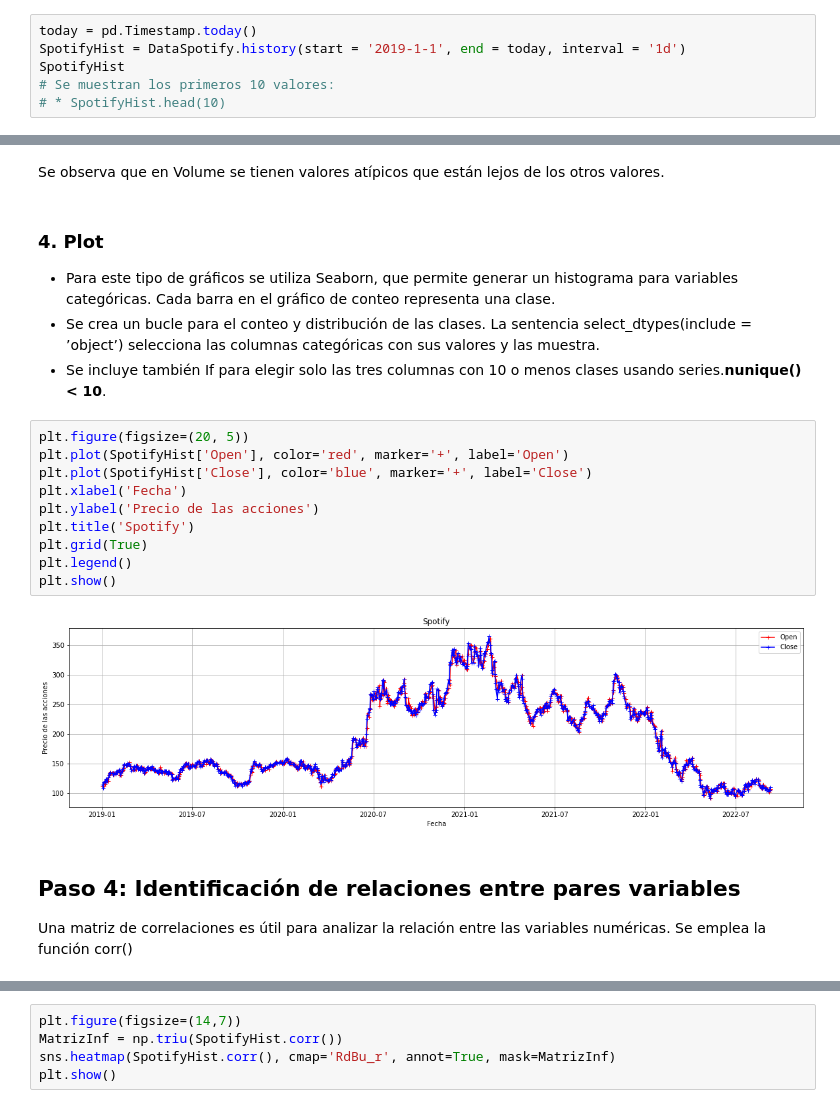
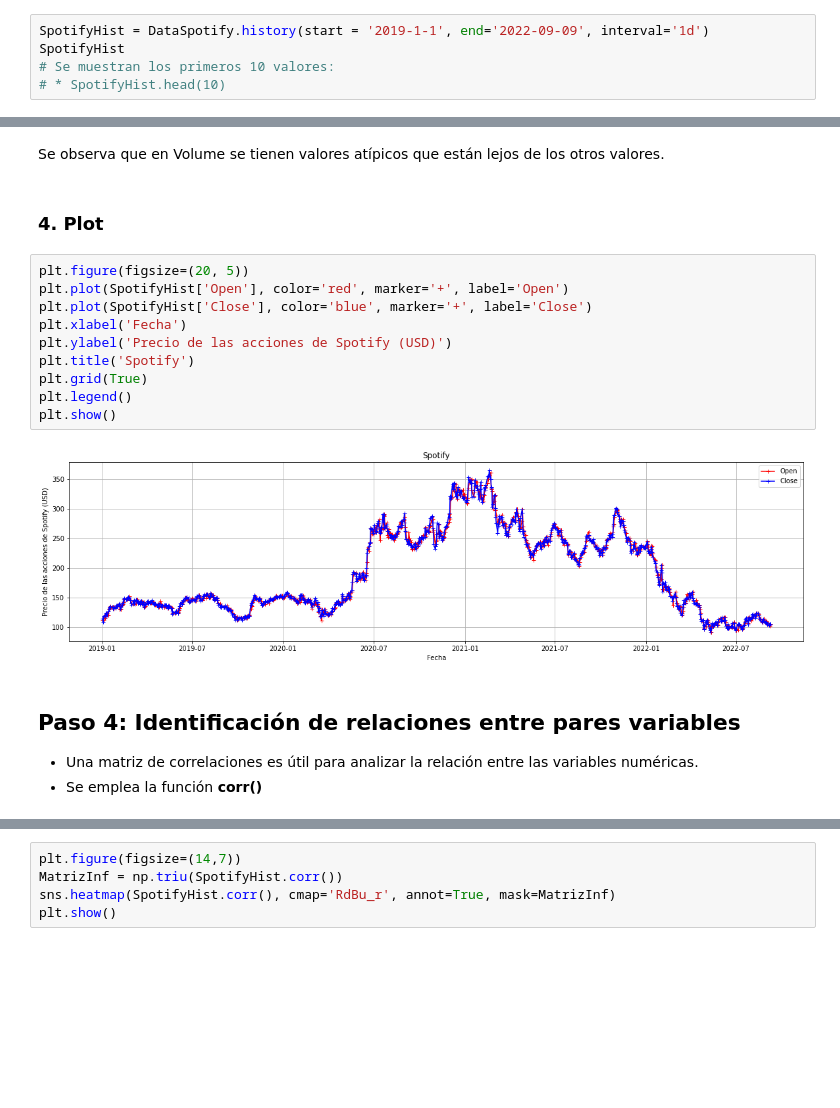
Before and after one commit to OscarCasasolaGarcia/Practicas, a Jupyter notebook: 1EDA/MD_Práctica3_EDA.ipynb, the cells around one changed output, grey strips where cells are left out. Saved outputs shown, nothing was run; the diff lists cells and outputs as text; blank space fills up the shorter version.

```diff
--- a/1EDA/MD_Práctica3_EDA.ipynb
+++ b/1EDA/MD_Práctica3_EDA.ipynb
@@ -52,8 +52,7 @@ DataSpotify
 # %% [output]
 yfinance.Ticker object <SPOT>
 # %%
-today = pd.Timestamp.today()
-SpotifyHist = DataSpotify.history(start = '2019-1-1', end = today, interval = '1d')
+SpotifyHist = DataSpotify.history(start = '2019-1-1', end='2022-09-09', interval='1d')
 SpotifyHist
 # Se muestran los primeros 10 valores:
 # * SpotifyHist.head(10)
@@ -197,29 +196,25 @@ for col in VariablesValoresAtipicos:
 [figure]
 # %% [markdown]
 Se observa que en Volume se tienen valores atípicos que están lejos de los otros valores.
-# %% [markdown]
-### 4. Plot
-
-* Para este tipo de gráficos se utiliza Seaborn, que permite generar un histograma para variables categóricas. Cada barra en el gráfico de conteo representa una clase.
-* Se crea un bucle para el conteo y distribución de las clases. La sentencia select_dtypes(include = ’object’) selecciona las columnas categóricas con sus valores y las muestra.
-* Se incluye también If para elegir solo las tres columnas con 10 o menos clases usando series.**nunique() < 10**.
+# %% [markdown]
+### 4. Plot
 # %%
 plt.figure(figsize=(20, 5))
 plt.plot(SpotifyHist['Open'], color='red', marker='+', label='Open')
 plt.plot(SpotifyHist['Close'], color='blue', marker='+', label='Close')
 plt.xlabel('Fecha')
-plt.ylabel('Precio de las acciones')
+plt.ylabel('Precio de las acciones de Spotify (USD)')
 plt.title('Spotify')
 plt.grid(True)
 plt.legend()
 plt.show()
 # %% [output]
-[figure, old version]
+[figure, new version]
 # %% [markdown]
 ## Paso 4: Identificación de relaciones entre pares variables
 
-Una matriz de correlaciones es útil para analizar la relación entre las variables numéricas.
-Se emplea la función corr()
+* Una matriz de correlaciones es útil para analizar la relación entre las variables numéricas.
+* Se emplea la función **corr()**
 # %%
 SpotifyHist.corr()
 # %% [output]
```
Also changed, not shown: parts of 44 cells of this notebook, 11 other files.
